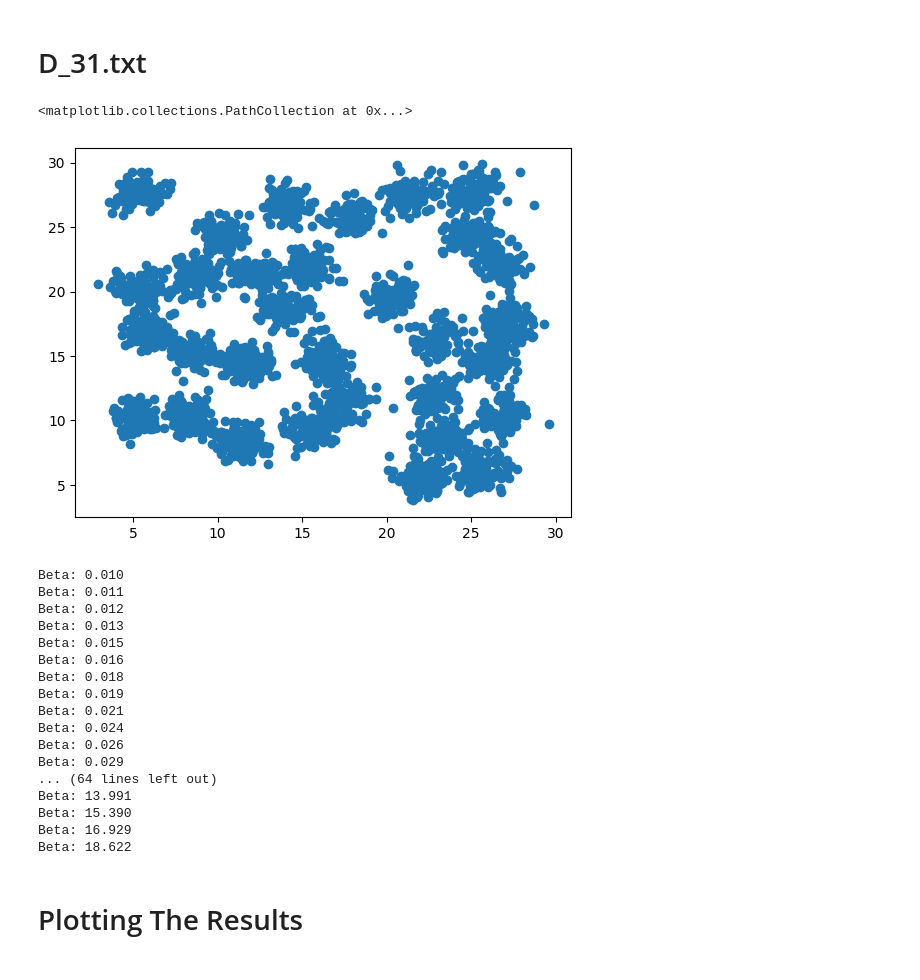
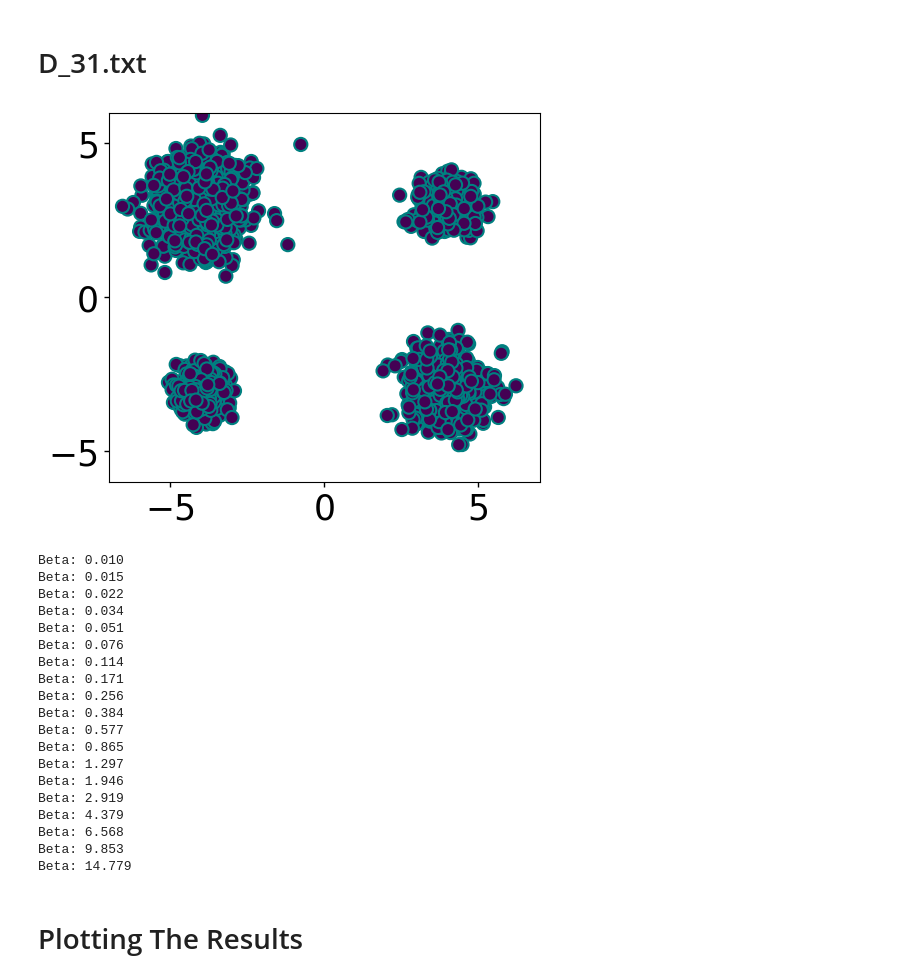
Before and after one commit to salar96/AutonomyAwareClustering, a Jupyter notebook: Reinforcement Based Clustering/main.ipynb, the cells around one changed output. Drawn from its saved outputs; the diff is of its cells as text; code cells hidden in the pictures.

```diff
--- a/Reinforcement Based Clustering/main.ipynb
+++ b/Reinforcement Based Clustering/main.ipynb
@@ -29,43 +29,44 @@ import pickle
 # %% [markdown]
 # D_31.txt
 # %%
-X = np.loadtxt("D31.txt")[:,:2]
-plt.scatter(X[:,0],X[:,1])
+# X = np.loadtxt("D31.txt")[:,:2]
+# plt.scatter(X[:,0],X[:,1])
-# %% [output]
-<matplotlib.collections.PathCollection at 0x...>
-[figure, removed]
+# %%
+from TestCaseGenerator import data_RLClustering
+X, K, T_P, N, d = data_RLClustering(4)
+# %% [output]
+[figure, added]
 # %%
 
-
-K = 30
 beta_min = 0.01
 beta_max = 20
-tau = 1.1
-
+tau = 1.5
 
 pi_star_list, Y_list = reinforcement_clustering(
-    beta_min, beta_max, tau, K, X, episodes=50
+    beta_min, beta_max, tau, K, X, T_P, episodes=50
 )
 Y_final = Y_list[-1]
 pi_star = pi_star_list[-1]
 # %% [output]
 Beta: 0.010
-Beta: 0.011
-Beta: 0.012
-Beta: 0.013
 Beta: 0.015
-Beta: 0.016
-Beta: 0.018
-Beta: 0.019
-Beta: 0.021
-Beta: 0.024
-Beta: 0.026
-Beta: 0.029
-... (64 lines left out)
-Beta: 13.991
-Beta: 15.390
-Beta: 16.929
-Beta: 18.622
+Beta: 0.022
+Beta: 0.034
+Beta: 0.051
+Beta: 0.076
+Beta: 0.114
+Beta: 0.171
+Beta: 0.256
+Beta: 0.384
+Beta: 0.577
+Beta: 0.865
+Beta: 1.297
+Beta: 1.946
+Beta: 2.919
+Beta: 4.379
+Beta: 6.568
+Beta: 9.853
+Beta: 14.779
 # %% [markdown]
 # Plotting The Results
 # %%
```
Also changed, not shown: parts of 2 cells of this notebook, 6 other files.
